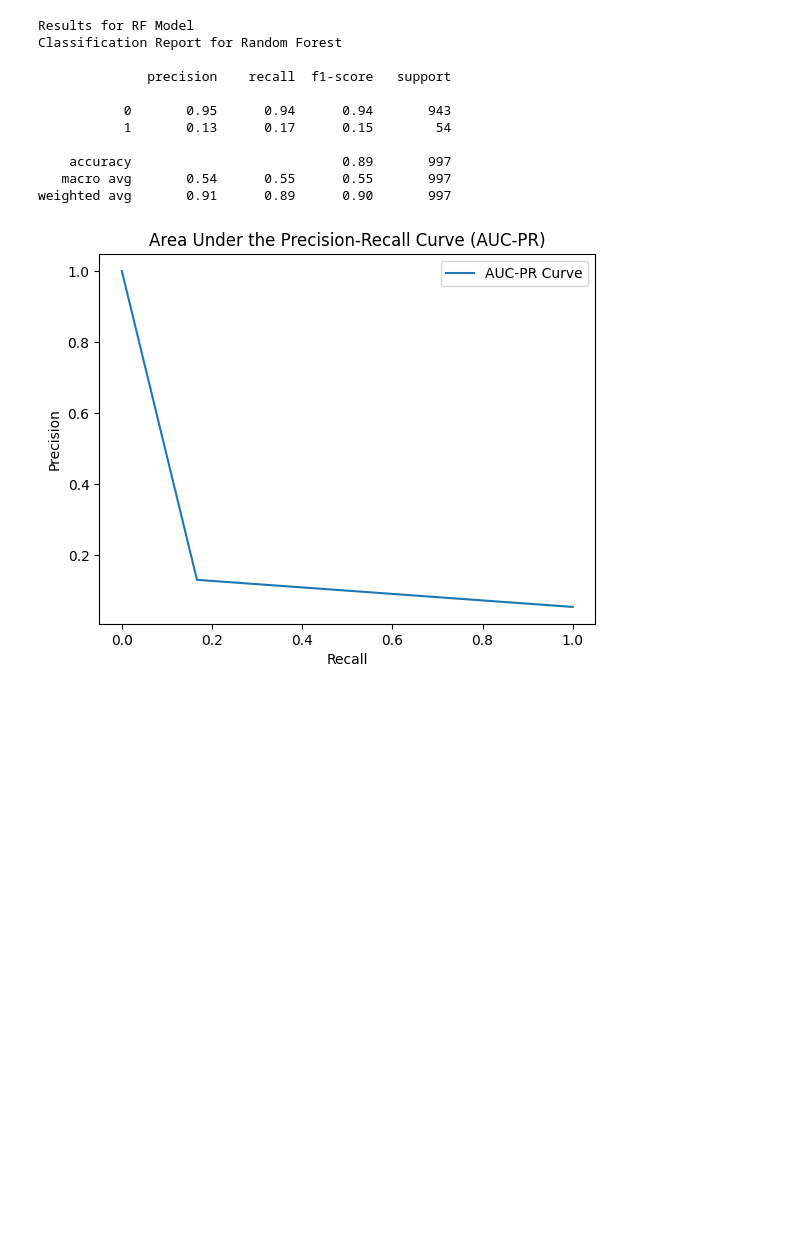
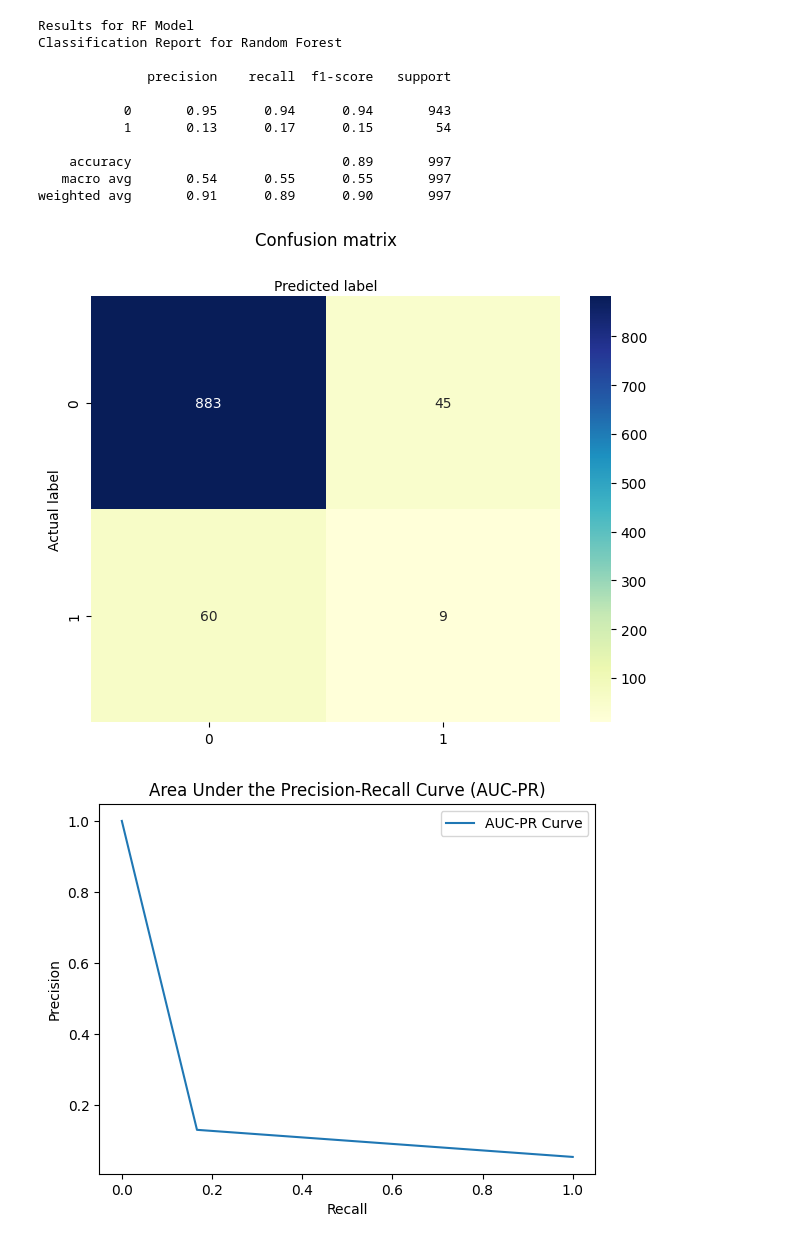
Before and after one commit to PaloMoshoeshoe/Stroke-prediction, a Jupyter notebook: Stroke.ipynb, the cells around one changed output. Saved outputs shown, nothing was run; the diff lists cells and outputs as text; code cells hidden in the pictures; blank space fills up the shorter version.

```diff
--- a/Stroke.ipynb
+++ b/Stroke.ipynb
@@ -226,6 +226,22 @@ Classification Report for Random Forest
     accuracy                           0.89       997
    macro avg       0.54      0.55      0.55       997
 weighted avg       0.91      0.89      0.90       997
+# %%
+from matplotlib.text import Text
+class_names=[0,1]
+fig, ax = plt.subplots()
+tick_marks = np.arange(len(class_names))
+plt.xticks(tick_marks, class_names)
+plt.yticks(tick_marks, class_names)
+sns.heatmap(pd.DataFrame(confusion_matrix(y_pred_RF,y_test)), annot=True, cmap="YlGnBu" ,fmt='g')
+ax.xaxis.set_label_position("top")
+plt.tight_layout()
+plt.title('Confusion matrix', y=1.1)
+plt.ylabel('Actual label')
+plt.xlabel('Predicted label')
+Text(0.5,257.44,'Predicted label');
+# %% [output]
+[figure, added]
 # %%
 # Plot AUC-PR curve
 RF_precision, RF_recall, _ = precision_recall_curve(y_test, y_pred_RF)
```
Also changed, not shown: parts of 18 cells of this notebook.
